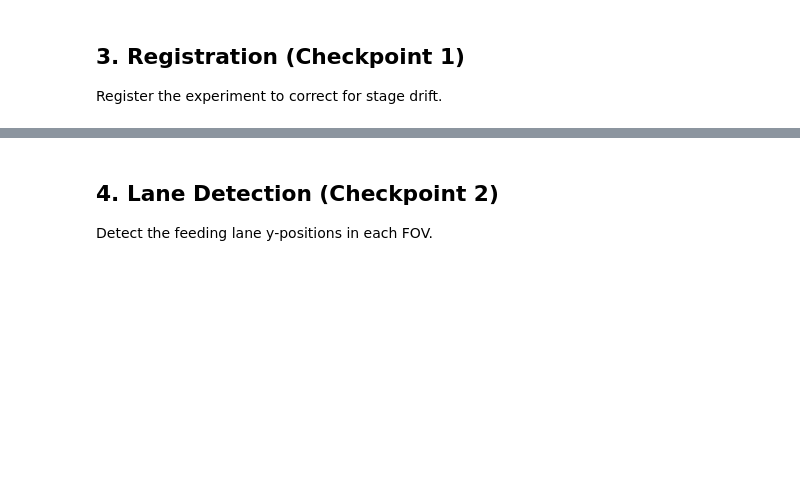
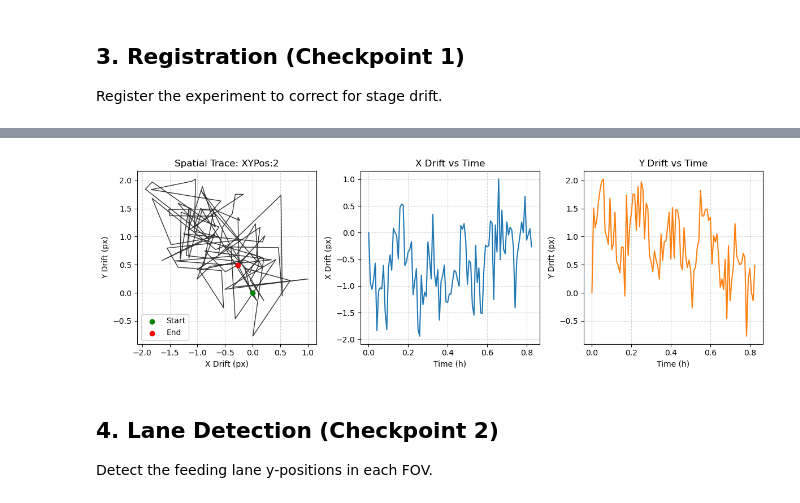
Before and after one commit to georgeoshardo/PyMMM, a Jupyter notebook: notebooks/example_pipeline.ipynb, the cells around one changed output, grey strips where cells are left out. Drawn from its saved outputs; the diff is of its cells as text; code cells hidden in the pictures; blank space fills up the shorter version.

```diff
--- a/notebooks/example_pipeline.ipynb
+++ b/notebooks/example_pipeline.ipynb
@@ -104,6 +111,8 @@ reg.get_stabilized_data().hvplot.image(
 # %%
 # Drift diagnostics for a specific FOV
-reg.plot_drift(fov=0)
+reg.plot_drift(fov=2)
+# %% [output]
+[figure, added]
 # %% [markdown]
 ## 4. Lane Detection (Checkpoint 2)
 
```
Also changed, not shown: parts of 13 cells of this notebook, 4 other files.
